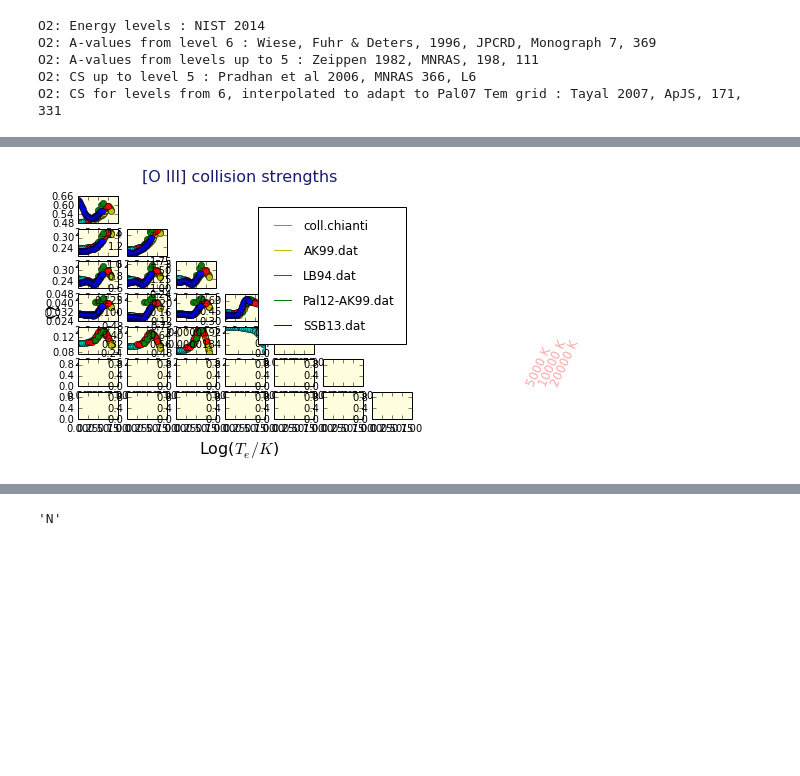
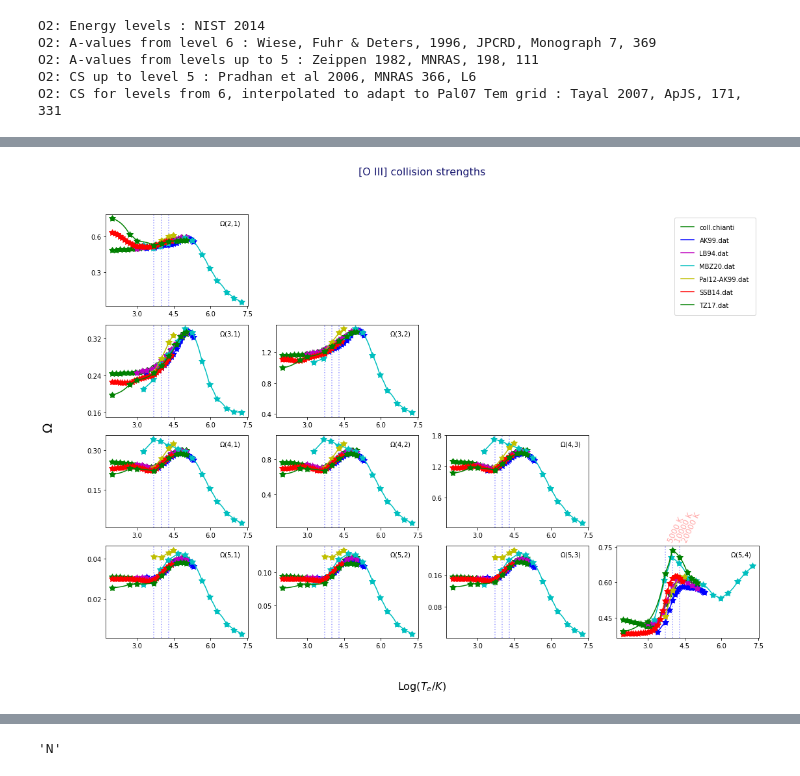
Before and after one commit to Morisset/PyNeb_devel, a Jupyter notebook: pyneb/sample_scripts/FirstSteps.ipynb, the cells around one changed output, grey strips where cells are left out. Saved outputs shown, nothing was run; the diff lists cells and outputs as text; code cells hidden in the pictures; blank space fills up the shorter version.

```diff
--- a/pyneb/sample_scripts/FirstSteps.ipynb
+++ b/pyneb/sample_scripts/FirstSteps.ipynb
@@ -124,5 +126,5 @@ pn.atomicData.getAllAvailableFiles('O3')
 # %%
 # This bit calls the script DataPlot.py to plot atomic data.
-dataplot = pn.DataPlot('O', 3)
+dataplot = pn.DataPlot('O', 3, NLevels=5)
 dataplot.plotAllA(figsize=(14, 10)) # transition probabilities plot
 # %% [output]
@@ -131,8 +133,7 @@ warng _ManageAtomicData: rec data not available for O3
 # %%
-pn.config.setNlevels(6, 'O3', 'coll')
 dataplot.plotOmega() # collision strength plot
 # %% [output]
-[figure, old version]
+[figure, new version]
 # %%
 # customize atomic data
 # First step: check which directories are searched for atomic data files
```
Also changed, not shown: parts of 33 cells of this notebook, 8 other files.
